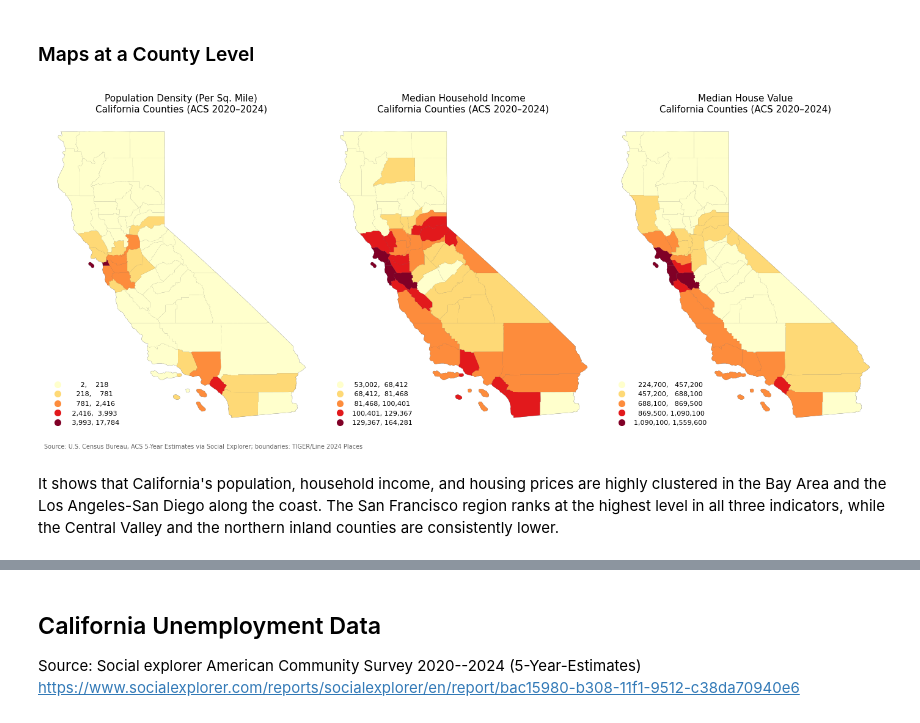
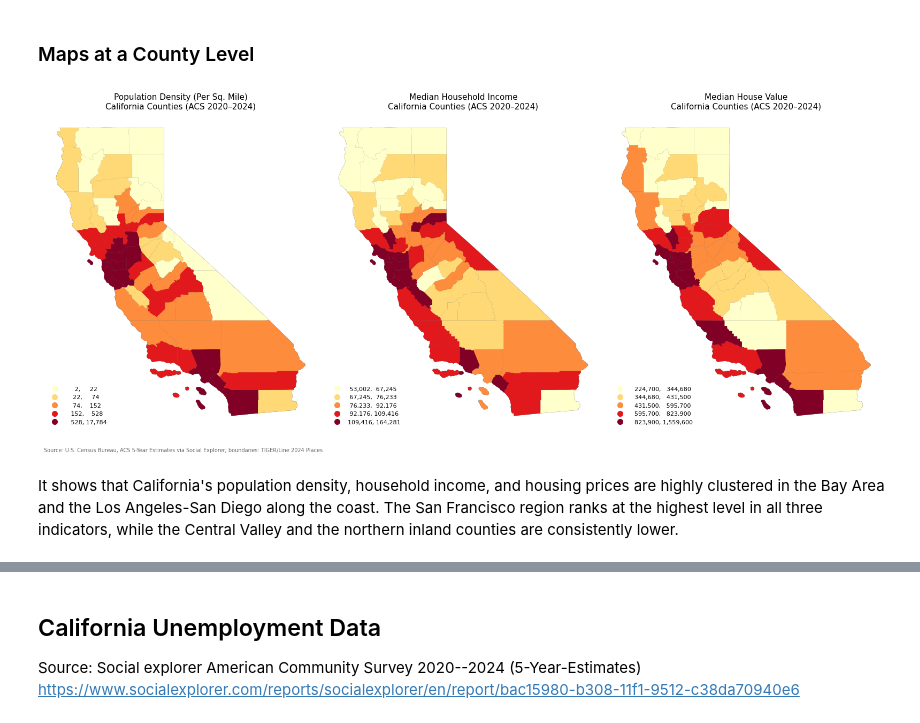
Before and after one commit to HowardChen0211/gisPy, a Jupyter notebook: ProblemSets_map.ipynb, the cells around one changed output, grey strips where cells are left out. Drawn from its saved outputs; the diff is of its cells as text; code cells hidden in the pictures.

```diff
--- a/ProblemSets_map.ipynb
+++ b/ProblemSets_map.ipynb
@@ -435,39 +435,38 @@ geo_census_house[["Median House Value"]].describe().map('{:.3f}'.format) # witho
 # %% [markdown]
 ### Maps at a County Level
 # %%
-fig, axes = plt.subplots(1, 3, figsize=(14, 6))
+fig, axes = plt.subplots(1, 3, figsize=(16, 7))
 
 maps = [
     ('POPDEN', 'Population Density (Per Sq. Mile)'),
     ('Median Household Income', 'Median Household Income'),
     ("Median House Value", "Median House Value")
 ]
 
 for ax, (col, title) in zip(axes, maps):
     counties.plot(ax = ax, color='#2a2a2e', edgecolor='#999999', linewidth=0.3)
     geo_census_house.plot(
         ax=ax,
         column=col, # Data to plot
         legend=True,
         cmap='YlOrRd', # color palette
-        scheme='natural_breaks',
+        scheme='quantiles',
         k=5,
-        edgecolor='none',
         linewidth=0.2,
         legend_kwds={'fmt': '{:,.0f}', 'loc': 'lower left',
                      'markerscale': 0.8, 'frameon': False, 'fontsize': 8}
     )
     ax.set_title(f'{title}\nCalifornia Counties (ACS 2020–2024)', fontsize=11)
     ax.set_axis_off()
 
 fig.text(0.01, 0.02,
          'Source: U.S. Census Bureau, ACS 5-Year Estimates via Social Explorer; '
          'boundaries: TIGER/Line 2024 Places',
          fontsize=7, color='#666666')
 
 fig.tight_layout()
 plt.show()
 # %% [output]
-[figure, old version]
+[figure, new version]
 # %% [markdown]
-It shows that California's population, household income, and housing prices are highly clustered in the Bay Area and the Los Angeles-San Diego along the coast. The San Francisco region ranks at the highest level in all three indicators, while the Central Valley and the northern inland counties are consistently lower.
+It shows that California's population density, household income, and housing prices are highly clustered in the Bay Area and the Los Angeles-San Diego along the coast. The San Francisco region ranks at the highest level in all three indicators, while the Central Valley and the northern inland counties are consistently lower.
```
Also changed, not shown: parts of 6 cells of this notebook.
